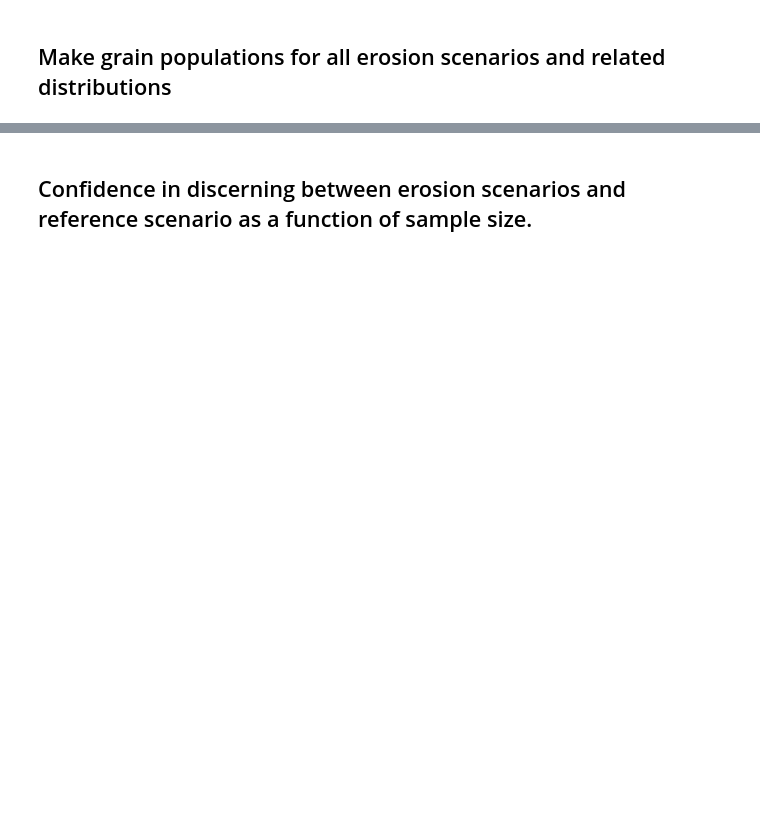
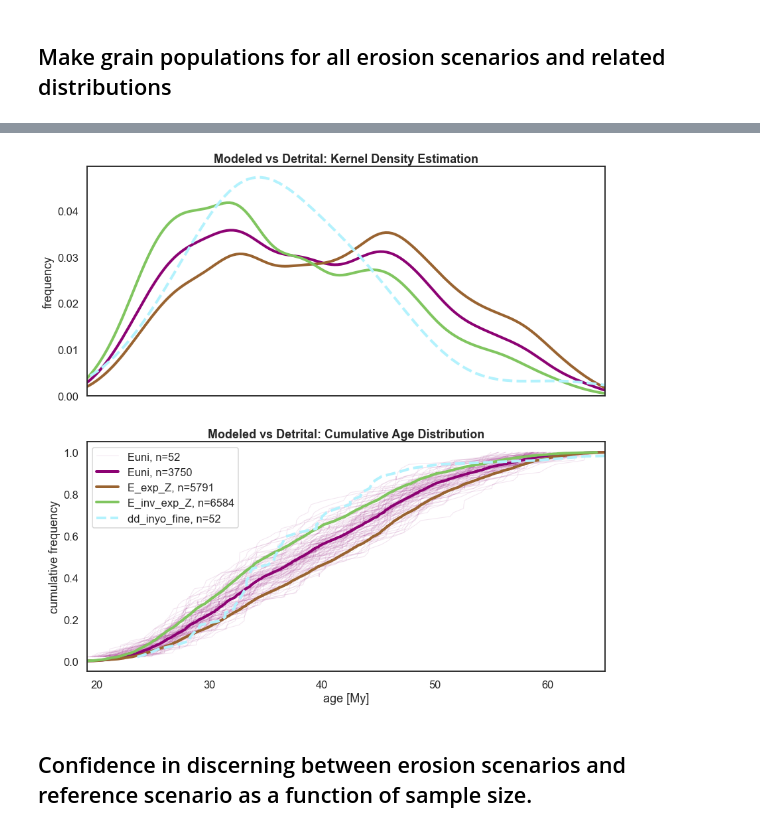
Before and after one commit to toddehlers/ESD_thermotrace, a Jupyter notebook: ESD_thermotrace.ipynb, the cells around one changed output, grey strips where cells are left out. Drawn from its saved outputs; the diff is of its cells as text; code cells hidden in the pictures; blank space fills up the shorter version.

```diff
--- a/ESD_thermotrace.ipynb
+++ b/ESD_thermotrace.ipynb
@@ -25,15 +25,16 @@ input_txt = read_input_file(input_file)
 ipf, opf = input_txt[0][-1], input_txt[1][-1]
 dem_filename = input_txt[2][-1]
 e_map_filenames = input_txt[3][-1]
-ws_filename = input_txt[4][-1]
-bedrock_ages_filename = input_txt[5][-1]
-detrital_ages_filenames = input_txt[6][-1]
-res = input_txt[7][-1]
-example_scenarios = input_txt[8][-1]
-interp_method = input_txt[9][-1]
-ext_rad = input_txt[10][-1]
-age_map_filename = input_txt[11][-1]
-age_map_u_filename = input_txt[12][-1]
+f_map_filename = input_txt[4][-1]
+ws_filename = input_txt[5][-1]
+bedrock_ages_filename = input_txt[6][-1]
+detrital_ages_filenames = input_txt[7][-1]
+res = input_txt[8][-1]
+example_scenarios = input_txt[9][-1]
+interp_method = input_txt[10][-1]
+ext_rad = input_txt[11][-1]
+age_map_filename = input_txt[12][-1]
+age_map_u_filename = input_txt[13][-1]
 
 print('THESE ARE YOUR INPUT PARAMETERS:\n')
 for line in input_txt:
@@ -299,3 +259,33 @@ plot_distributions(pops, dists, ref_scen, detr_labels, opf+'/detrital_distributi
+# %%
+# ASSIGN PREFERRED VALUE FOR MULTIPLIER HERE #####################################################################
+# This will affect the number of grains in each predicted detrital population,
+# try starting with 1 and based on the plots re-run the code cell
+multiplier = 10
+
+# make dictionary of populations, one for each scenario
+pops, scen_labels = make_pops_dict(opf+'/xyz_age_eros.xlsx', f_map_filename, multiplier)
+
+# DEFINE REFERENCE SCENARIO HERE ##################################################################################
+ref_scen = 'Euni'
+pops.move_to_end(ref_scen, last=False) # move ref_scen to first position in the dictionary
+
+# also load the detrital data and make detrital populations
+pops, dd, detr_labels = get_detr_pops(detrital_ages_filenames, pops, ipf)
+
+# make dictionary of detrital distributions, one for each item of pops
+dists = OrderedDict([(label, make_cdf(pop)) for label, pop in pops.items()])
+
+# SPECIFY N. OF DETRITAL GRAIN AGES HERE ##########################################################################
+num_grains = 52
+
+# check if something detrital is there
+if len(detrital_ages_filenames)<1:
+    warnings.warn('\nYou have not specified any path to the detrital data.')
+
+# Plot distributions
+plot_distributions(pops, dists, ref_scen, detr_labels, opf+'/detrital_distributions.pdf', num_grains)
+# %% [output]
+[figure, added]
 # %% [markdown]
 ## Confidence in discerning between erosion scenarios and reference scenario as a function of sample size.
 # %%
```
Also changed, not shown: parts of 12 cells of this notebook, 14 other files.
